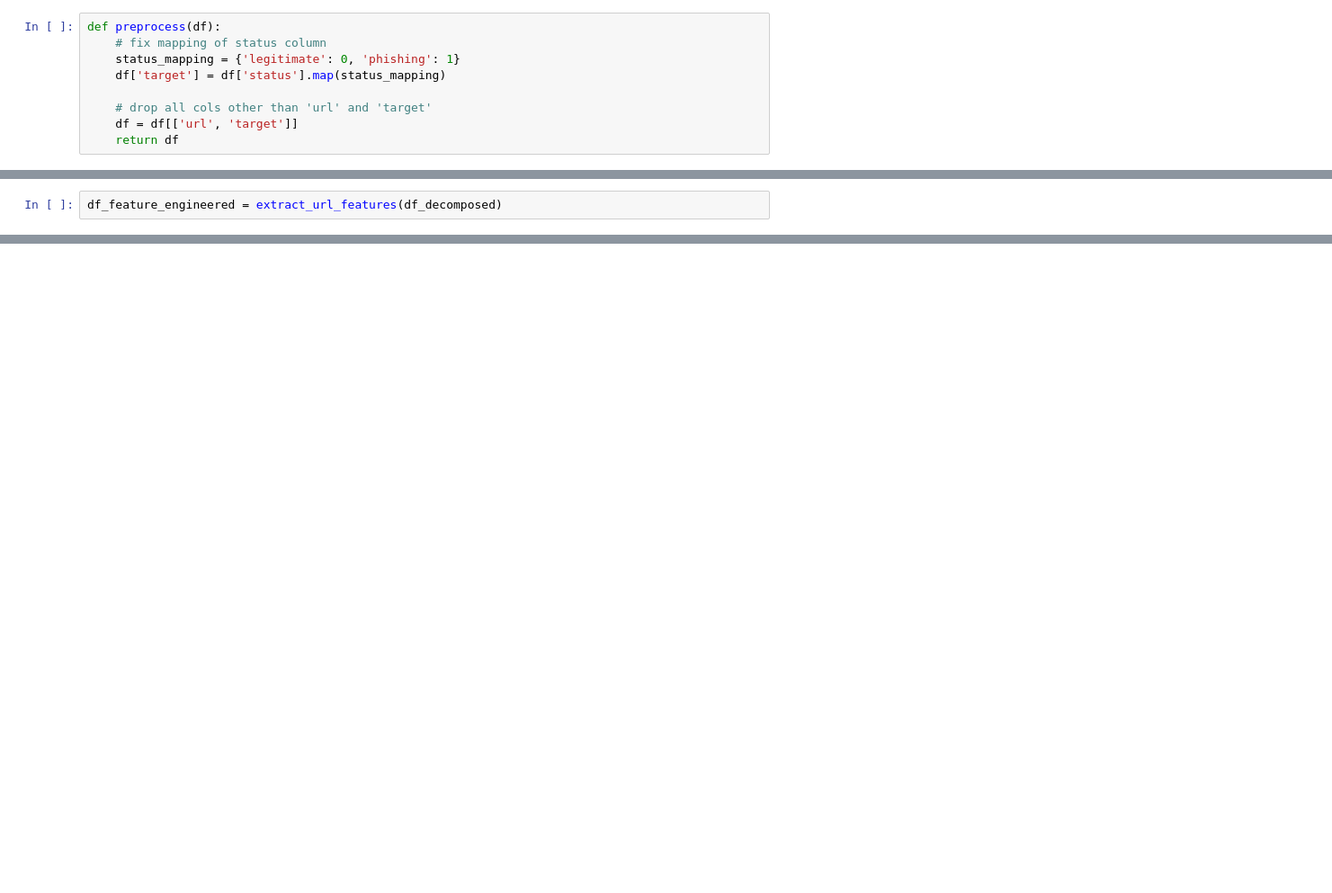
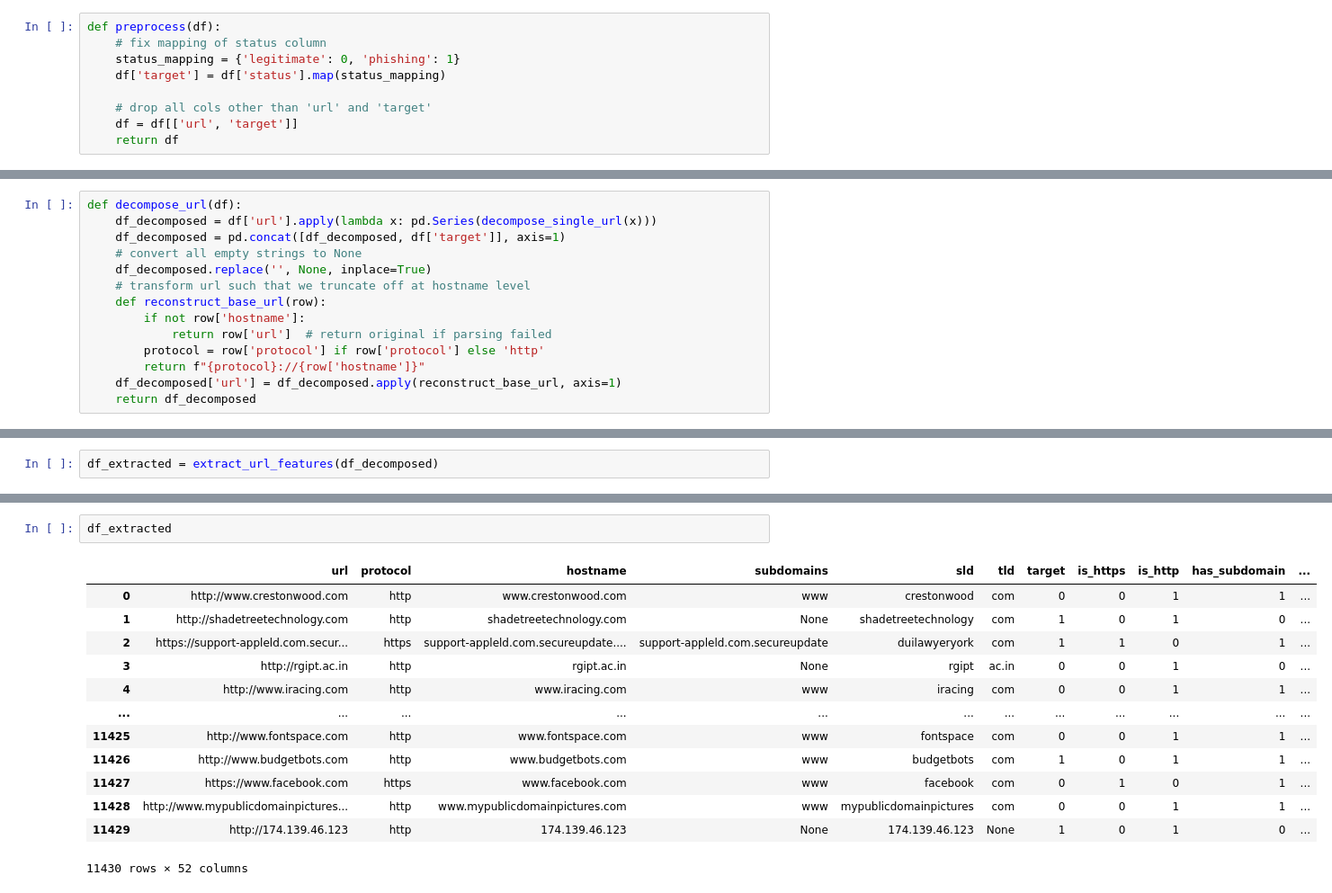
Before and after one commit to KoalaLyfestyle/BT4012-Group-13, a Jupyter notebook: Feature_Engineering.ipynb, the cells around one changed output, grey strips where cells are left out. Shown at 90% size. Drawn from its saved outputs; the diff is of its cells as text; blank space fills up the shorter version.

```diff
--- a/Feature_Engineering.ipynb
+++ b/Feature_Engineering.ipynb
@@ -69,2 +67,16 @@ def preprocess(df):
+# %%
+def decompose_url(df):
+    df_decomposed = df['url'].apply(lambda x: pd.Series(decompose_single_url(x)))
+    df_decomposed = pd.concat([df_decomposed, df['target']], axis=1)
+    # convert all empty strings to None
+    df_decomposed.replace('', None, inplace=True)
+    # transform url such that we truncate off at hostname level
+    def reconstruct_base_url(row):
+        if not row['hostname']:
+            return row['url']  # return original if parsing failed
+        protocol = row['protocol'] if row['protocol'] else 'http'
+        return f"{protocol}://{row['hostname']}"
+    df_decomposed['url'] = df_decomposed.apply(reconstruct_base_url, axis=1)
+    return df_decomposed
 # %%
 df_processed = preprocess(df)
@@ -261,4 +211,4 @@ def extract_url_features(df):
 
     return final_df
 # %%
-df_feature_engineered = extract_url_features(df_decomposed)
+df_extracted = extract_url_features(df_decomposed)
@@ -280,0 +215,16 @@ df_feature_engineered
+# %%
+df_extracted
+# %% [output]
+|  | url | protocol | hostname | subdomains | sld | tld | target | is_https | is_http | has_subdomain | ... |
+| 0 | http://www.crestonwood.com | http | www.crestonwood.com | www | crestonwood | com | 0 | 0 | 1 | 1 | ... |
+| 1 | http://shadetreetechnology.com | http | shadetreetechnology.com | None | shadetreetechnology | com | 1 | 0 | 1 | 0 | ... |
+| 2 | https://support-appleld.com.secur... | https | support-appleld.com.secureupdate.... | support-appleld.com.secureupdate | duilawyeryork | com | 1 | 1 | 0 | 1 | ... |
+| 3 | http://rgipt.ac.in | http | rgipt.ac.in | None | rgipt | ac.in | 0 | 0 | 1 | 0 | ... |
+| 4 | http://www.iracing.com | http | www.iracing.com | www | iracing | com | 0 | 0 | 1 | 1 | ... |
+| ... | ... | ... | ... | ... | ... | ... | ... | ... | ... | ... | ... |
+| 11425 | http://www.fontspace.com | http | www.fontspace.com | www | fontspace | com | 0 | 0 | 1 | 1 | ... |
+| 11426 | http://www.budgetbots.com | http | www.budgetbots.com | www | budgetbots | com | 1 | 0 | 1 | 1 | ... |
+| 11427 | https://www.facebook.com | https | www.facebook.com | www | facebook | com | 0 | 1 | 0 | 1 | ... |
+| 11428 | http://www.mypublicdomainpictures... | http | www.mypublicdomainpictures.com | www | mypublicdomainpictures | com | 0 | 0 | 1 | 1 | ... |
+| 11429 | http://174.139.46.123 | http | 174.139.46.123 | None | 174.139.46.123 | None | 1 | 0 | 1 | 0 | ... |
+11430 rows × 52 columns
```
Also changed, not shown: parts of 14 cells of this notebook, 10 other files.
